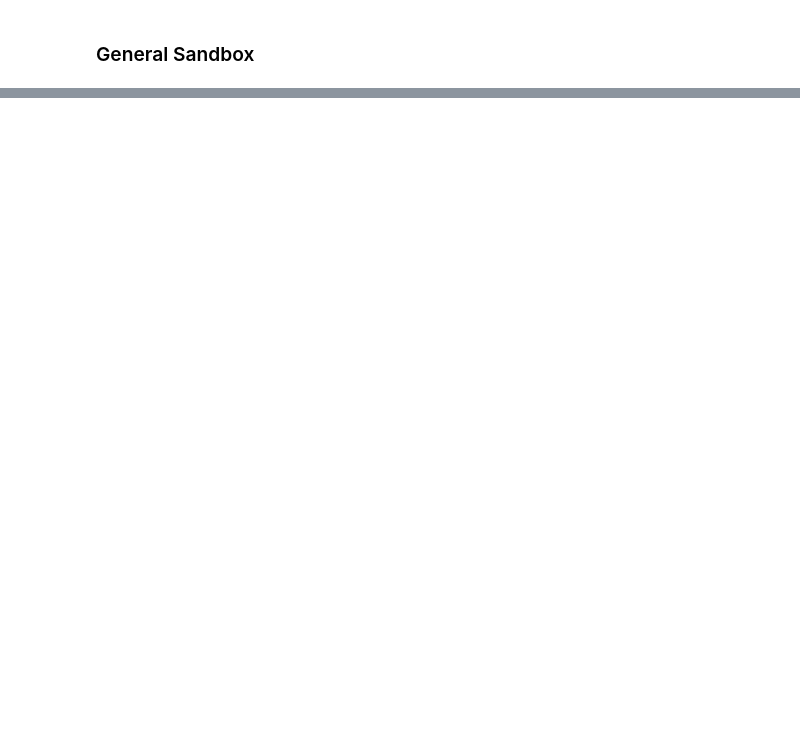
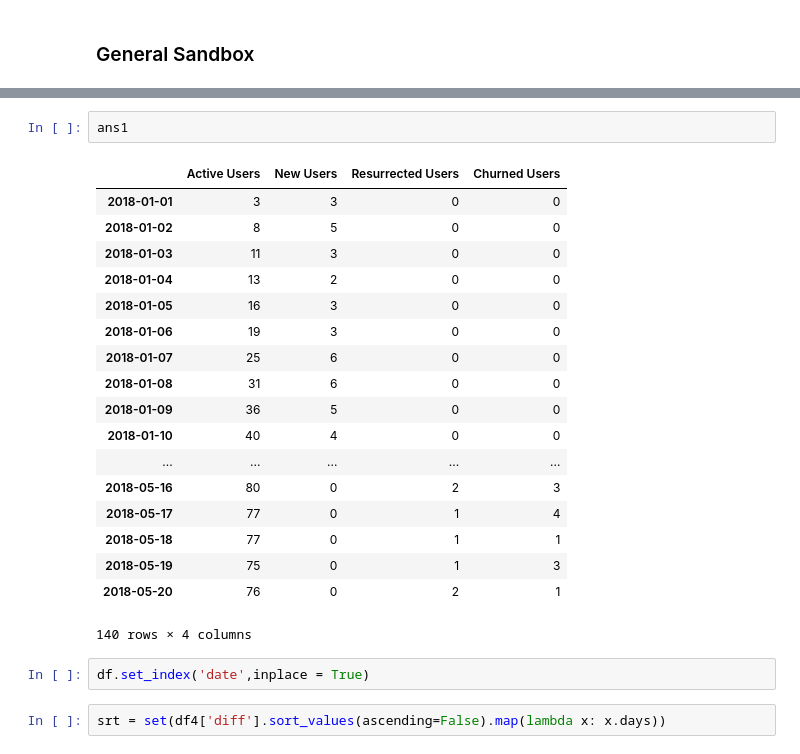
Before and after one commit to rohit-patel/General-purpose, a Jupyter notebook: Generalbook.ipynb, the cells around one changed output, grey strips where cells are left out. Cells and saved outputs as stored; diff of their text form; blank space fills up the shorter version.

```diff
--- a/Generalbook.ipynb
+++ b/Generalbook.ipynb
@@ -22,0 +112,25 @@
+# %%
+ans1
+# %% [output]
+|  | Active Users | New Users | Resurrected Users | Churned Users |
+| 2018-01-01 | 3 | 3 | 0 | 0 |
+| 2018-01-02 | 8 | 5 | 0 | 0 |
+| 2018-01-03 | 11 | 3 | 0 | 0 |
+| 2018-01-04 | 13 | 2 | 0 | 0 |
+| 2018-01-05 | 16 | 3 | 0 | 0 |
+| 2018-01-06 | 19 | 3 | 0 | 0 |
+| 2018-01-07 | 25 | 6 | 0 | 0 |
+| 2018-01-08 | 31 | 6 | 0 | 0 |
+| 2018-01-09 | 36 | 5 | 0 | 0 |
+| 2018-01-10 | 40 | 4 | 0 | 0 |
+| ... | ... | ... | ... | ... |
+| 2018-05-16 | 80 | 0 | 2 | 3 |
+| 2018-05-17 | 77 | 0 | 1 | 4 |
+| 2018-05-18 | 77 | 0 | 1 | 1 |
+| 2018-05-19 | 75 | 0 | 1 | 3 |
+| 2018-05-20 | 76 | 0 | 2 | 1 |
+140 rows × 4 columns
+# %%
+df.set_index('date',inplace = True)
+# %%
+srt = set(df4['diff'].sort_values(ascending=False).map(lambda x: x.days))
```
Also changed, not shown: parts of 16 cells of this notebook, 1 other file.
